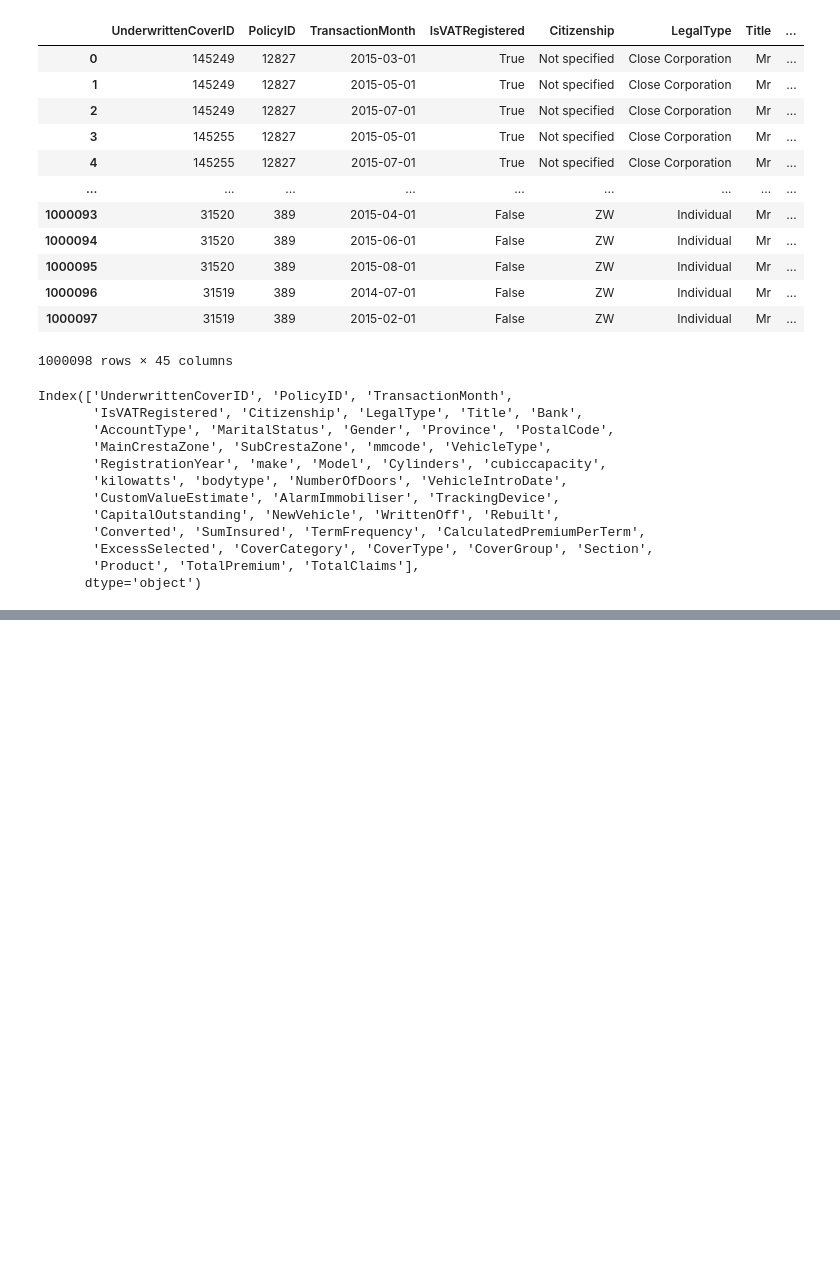
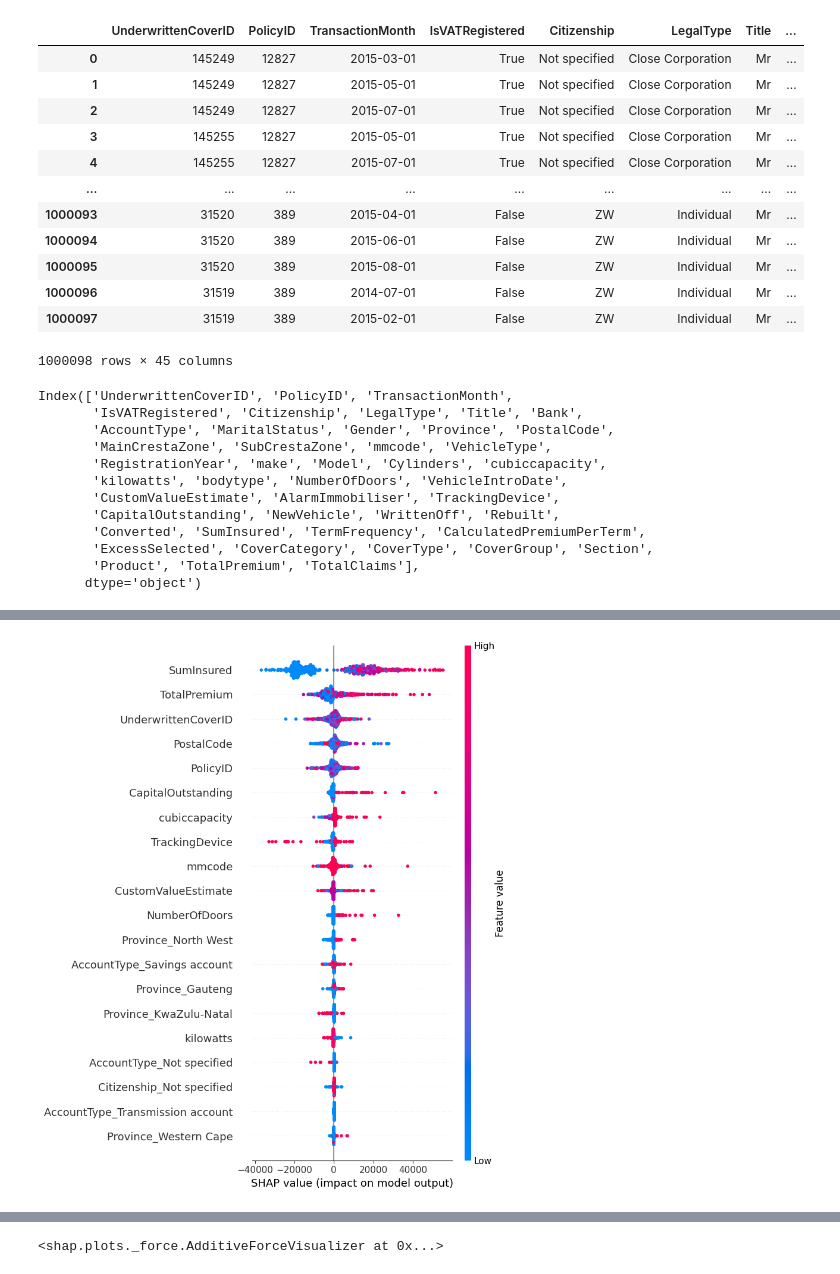
Before and after one commit to Martha3001/insurance-risk-analytics-week3, a Jupyter notebook: notebooks/models.ipynb, the cells around one changed output, grey strips where cells are left out. Drawn from its saved outputs; the diff is of its cells as text; code cells hidden in the pictures; blank space fills up the shorter version.

Commit message:
update: add Model Interpretability

```diff
--- a/notebooks/models.ipynb
+++ b/notebooks/models.ipynb
@@ -255,0 +331,16 @@ XGBoost - RMSE: 36431.30, R2: 0.068
+# %%
+# --- Model Interpretation with SHAP ---
+import shap
+
+# Create a SHAP explainer for the XGBoost model
+explainer = shap.Explainer(xgb, X_train)
+shap_values = explainer(X_test)
+
+# Summary plot (feature importance)
+shap.summary_plot(shap_values, X_test)
+
+# Force plot for a single prediction
+shap.initjs()
+shap.force_plot(shap_values[0])
+# %% [output]
+[figure, added]
@@ -255,0 +348 @@ XGBoost - RMSE: 36431.30, R2: 0.068
+<shap.plots._force.AdditiveForceVisualizer at 0x...>
```
Also changed, not shown: parts of 18 cells of this notebook.
